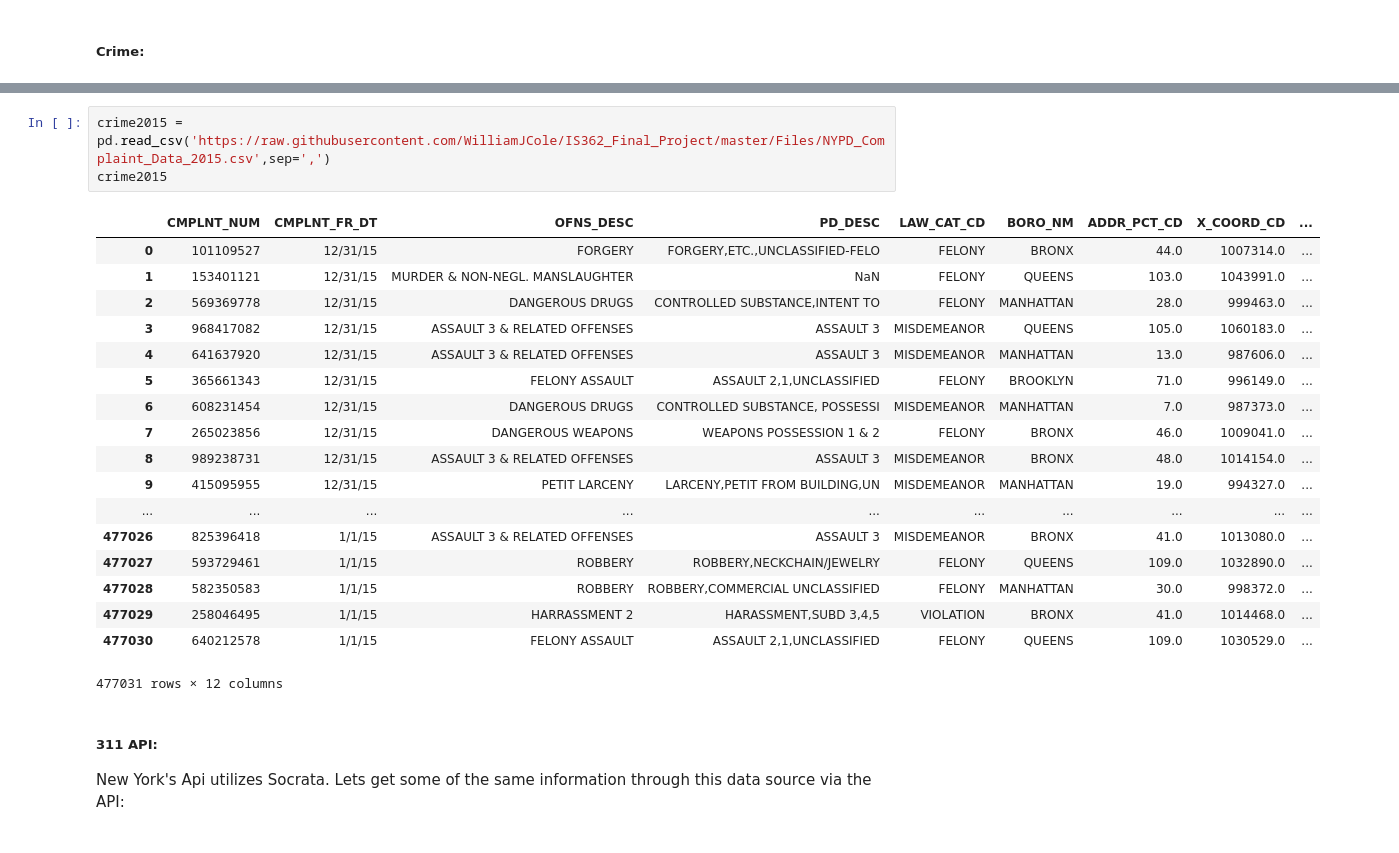
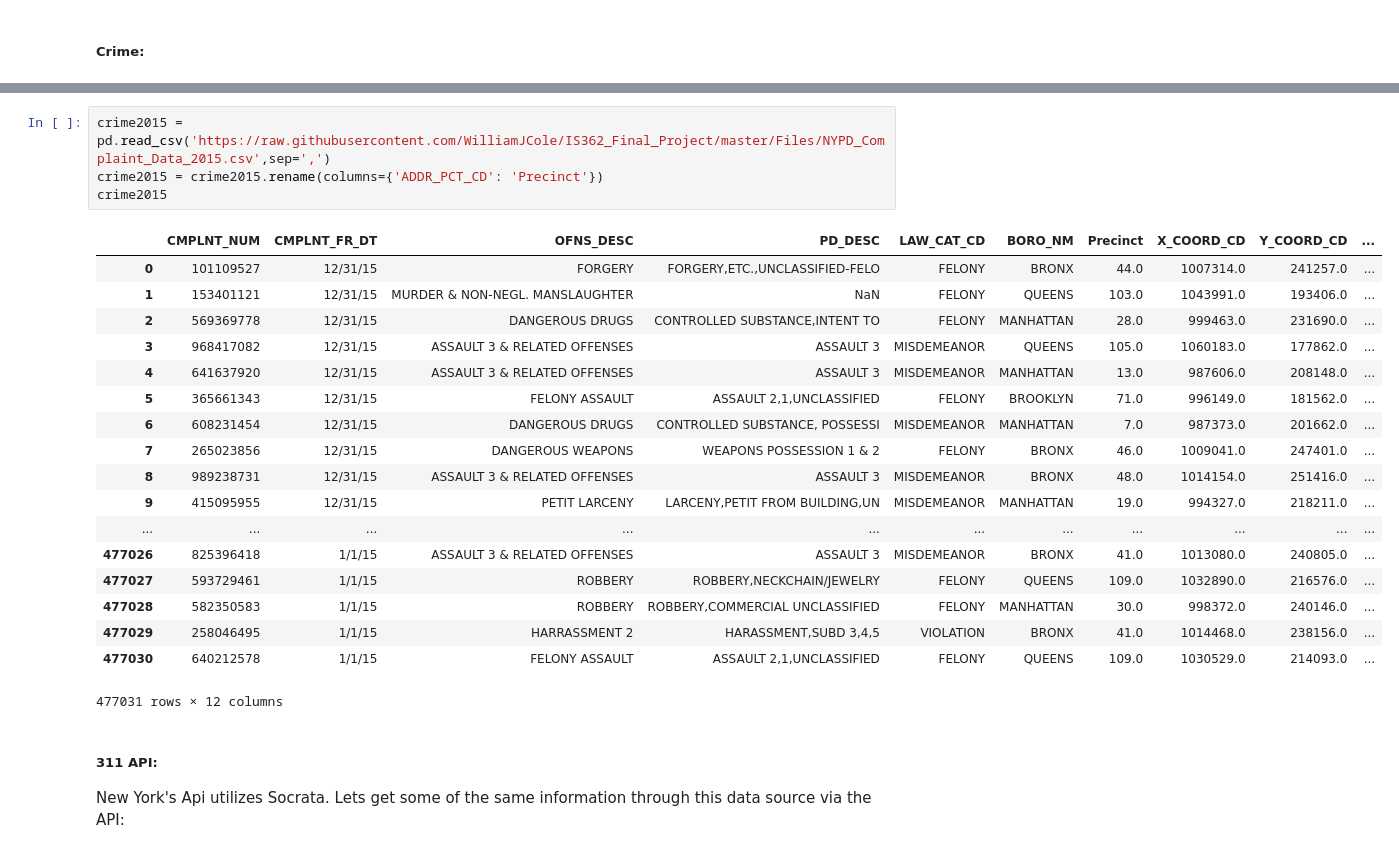
Before and after one commit to WilliamJCole/Final_Project, a Jupyter notebook: IS362 Final Project - Noise & Crime.ipynb, the cells around one changed output, grey strips where cells are left out. Drawn from its saved outputs; the diff is of its cells as text.

```diff
--- a/IS362 Final Project - Noise & Crime.ipynb
+++ b/IS362 Final Project - Noise & Crime.ipynb
@@ -96,25 +97,26 @@ crime2016
 518656 rows × 12 columns
 # %%
 crime2015 = pd.read_csv('https://raw.githubusercontent.com/WilliamJCole/IS362_Final_Project/master/Files/NYPD_Complaint_Data_2015.csv',sep=',')
+crime2015 = crime2015.rename(columns={'ADDR_PCT_CD': 'Precinct'})
 crime2015
 # %% [output]
-|  | CMPLNT_NUM | CMPLNT_FR_DT | OFNS_DESC | PD_DESC | LAW_CAT_CD | BORO_NM | ADDR_PCT_CD | X_COORD_CD | ... |
-| 0 | 101109527 | 12/31/15 | FORGERY | FORGERY,ETC.,UNCLASSIFIED-FELO | FELONY | BRONX | 44.0 | 1007314.0 | ... |
-| 1 | 153401121 | 12/31/15 | MURDER & NON-NEGL. MANSLAUGHTER | NaN | FELONY | QUEENS | 103.0 | 1043991.0 | ... |
-| 2 | 569369778 | 12/31/15 | DANGEROUS DRUGS | CONTROLLED SUBSTANCE,INTENT TO | FELONY | MANHATTAN | 28.0 | 999463.0 | ... |
-| 3 | 968417082 | 12/31/15 | ASSAULT 3 & RELATED OFFENSES | ASSAULT 3 | MISDEMEANOR | QUEENS | 105.0 | 1060183.0 | ... |
-| 4 | 641637920 | 12/31/15 | ASSAULT 3 & RELATED OFFENSES | ASSAULT 3 | MISDEMEANOR | MANHATTAN | 13.0 | 987606.0 | ... |
-| 5 | 365661343 | 12/31/15 | FELONY ASSAULT | ASSAULT 2,1,UNCLASSIFIED | FELONY | BROOKLYN | 71.0 | 996149.0 | ... |
-| 6 | 608231454 | 12/31/15 | DANGEROUS DRUGS | CONTROLLED SUBSTANCE, POSSESSI | MISDEMEANOR | MANHATTAN | 7.0 | 987373.0 | ... |
-| 7 | 265023856 | 12/31/15 | DANGEROUS WEAPONS | WEAPONS POSSESSION 1 & 2 | FELONY | BRONX | 46.0 | 1009041.0 | ... |
-| 8 | 989238731 | 12/31/15 | ASSAULT 3 & RELATED OFFENSES | ASSAULT 3 | MISDEMEANOR | BRONX | 48.0 | 1014154.0 | ... |
-| 9 | 415095955 | 12/31/15 | PETIT LARCENY | LARCENY,PETIT FROM BUILDING,UN | MISDEMEANOR | MANHATTAN | 19.0 | 994327.0 | ... |
-| ... | ... | ... | ... | ... | ... | ... | ... | ... | ... |
-| 477026 | 825396418 | 1/1/15 | ASSAULT 3 & RELATED OFFENSES | ASSAULT 3 | MISDEMEANOR | BRONX | 41.0 | 1013080.0 | ... |
-| 477027 | 593729461 | 1/1/15 | ROBBERY | ROBBERY,NECKCHAIN/JEWELRY | FELONY | QUEENS | 109.0 | 1032890.0 | ... |
-| 477028 | 582350583 | 1/1/15 | ROBBERY | ROBBERY,COMMERCIAL UNCLASSIFIED | FELONY | MANHATTAN | 30.0 | 998372.0 | ... |
-| 477029 | 258046495 | 1/1/15 | HARRASSMENT 2 | HARASSMENT,SUBD 3,4,5 | VIOLATION | BRONX | 41.0 | 1014468.0 | ... |
-| 477030 | 640212578 | 1/1/15 | FELONY ASSAULT | ASSAULT 2,1,UNCLASSIFIED | FELONY | QUEENS | 109.0 | 1030529.0 | ... |
+|  | CMPLNT_NUM | CMPLNT_FR_DT | OFNS_DESC | PD_DESC | LAW_CAT_CD | BORO_NM | Precinct | X_COORD_CD | Y_COORD_CD | ... |
+| 0 | 101109527 | 12/31/15 | FORGERY | FORGERY,ETC.,UNCLASSIFIED-FELO | FELONY | BRONX | 44.0 | 1007314.0 | 241257.0 | ... |
+| 1 | 153401121 | 12/31/15 | MURDER & NON-NEGL. MANSLAUGHTER | NaN | FELONY | QUEENS | 103.0 | 1043991.0 | 193406.0 | ... |
+| 2 | 569369778 | 12/31/15 | DANGEROUS DRUGS | CONTROLLED SUBSTANCE,INTENT TO | FELONY | MANHATTAN | 28.0 | 999463.0 | 231690.0 | ... |
+| 3 | 968417082 | 12/31/15 | ASSAULT 3 & RELATED OFFENSES | ASSAULT 3 | MISDEMEANOR | QUEENS | 105.0 | 1060183.0 | 177862.0 | ... |
+| 4 | 641637920 | 12/31/15 | ASSAULT 3 & RELATED OFFENSES | ASSAULT 3 | MISDEMEANOR | MANHATTAN | 13.0 | 987606.0 | 208148.0 | ... |
+| 5 | 365661343 | 12/31/15 | FELONY ASSAULT | ASSAULT 2,1,UNCLASSIFIED | FELONY | BROOKLYN | 71.0 | 996149.0 | 181562.0 | ... |
+| 6 | 608231454 | 12/31/15 | DANGEROUS DRUGS | CONTROLLED SUBSTANCE, POSSESSI | MISDEMEANOR | MANHATTAN | 7.0 | 987373.0 | 201662.0 | ... |
+| 7 | 265023856 | 12/31/15 | DANGEROUS WEAPONS | WEAPONS POSSESSION 1 & 2 | FELONY | BRONX | 46.0 | 1009041.0 | 247401.0 | ... |
+| 8 | 989238731 | 12/31/15 | ASSAULT 3 & RELATED OFFENSES | ASSAULT 3 | MISDEMEANOR | BRONX | 48.0 | 1014154.0 | 251416.0 | ... |
+| 9 | 415095955 | 12/31/15 | PETIT LARCENY | LARCENY,PETIT FROM BUILDING,UN | MISDEMEANOR | MANHATTAN | 19.0 | 994327.0 | 218211.0 | ... |
+| ... | ... | ... | ... | ... | ... | ... | ... | ... | ... | ... |
+| 477026 | 825396418 | 1/1/15 | ASSAULT 3 & RELATED OFFENSES | ASSAULT 3 | MISDEMEANOR | BRONX | 41.0 | 1013080.0 | 240805.0 | ... |
+| 477027 | 593729461 | 1/1/15 | ROBBERY | ROBBERY,NECKCHAIN/JEWELRY | FELONY | QUEENS | 109.0 | 1032890.0 | 216576.0 | ... |
+| 477028 | 582350583 | 1/1/15 | ROBBERY | ROBBERY,COMMERCIAL UNCLASSIFIED | FELONY | MANHATTAN | 30.0 | 998372.0 | 240146.0 | ... |
+| 477029 | 258046495 | 1/1/15 | HARRASSMENT 2 | HARASSMENT,SUBD 3,4,5 | VIOLATION | BRONX | 41.0 | 1014468.0 | 238156.0 | ... |
+| 477030 | 640212578 | 1/1/15 | FELONY ASSAULT | ASSAULT 2,1,UNCLASSIFIED | FELONY | QUEENS | 109.0 | 1030529.0 | 214093.0 | ... |
 477031 rows × 12 columns
 # %% [markdown]
 ##### 311 API:
```
Also changed, not shown: parts of 6 cells of this notebook, 1 other file.
